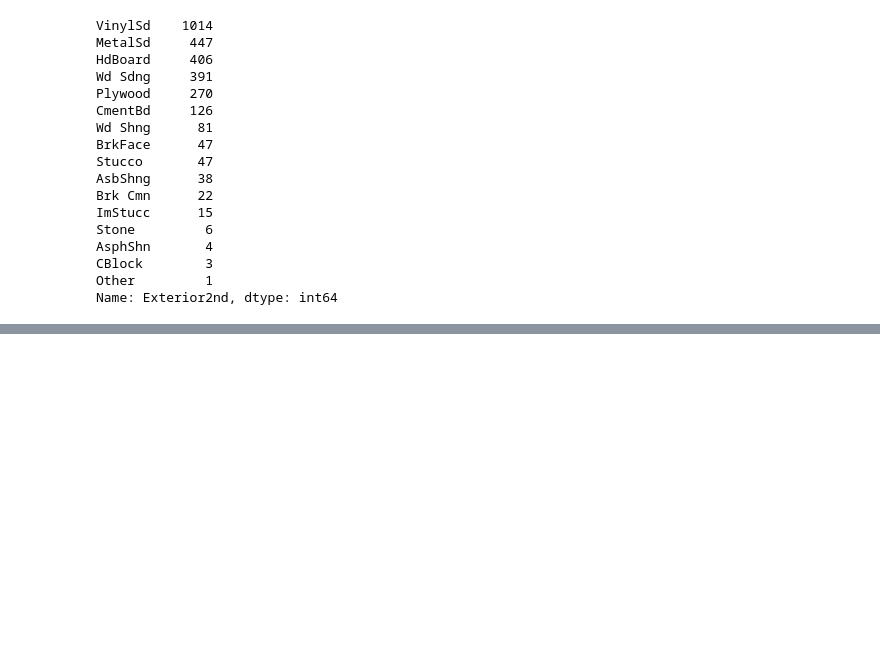
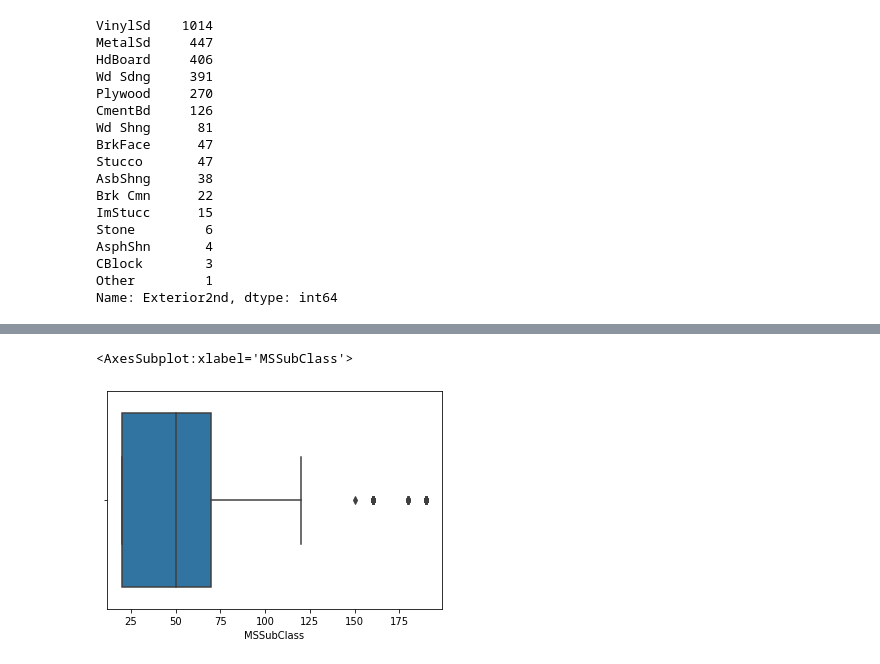
Before and after one commit to RAJ-DSML/house-prices-prediction, a Jupyter notebook: house-prices-prediction.ipynb, the cells around one changed output, grey strips where cells are left out. Saved outputs shown, nothing was run; the diff lists cells and outputs as text; code cells hidden in the pictures; blank space fills up the shorter version.

```diff
--- a/house-prices-prediction.ipynb
+++ b/house-prices-prediction.ipynb
@@ -325,0 +339,7 @@ df_train_test['Exterior2nd'] = df_train_test['Exterior2nd'].fillna(df_train_test
+# %%
+df_train_test['SaleType'] = df_train_test['SaleType'].fillna(df_train_test['SaleType'].mode()[0])
+# %%
+sns.boxplot(df_train_test["MSSubClass"])
+# %% [output]
+<AxesSubplot:xlabel='MSSubClass'>
+[figure, added]
```
Also changed, not shown: parts of 1 cell of this notebook.
